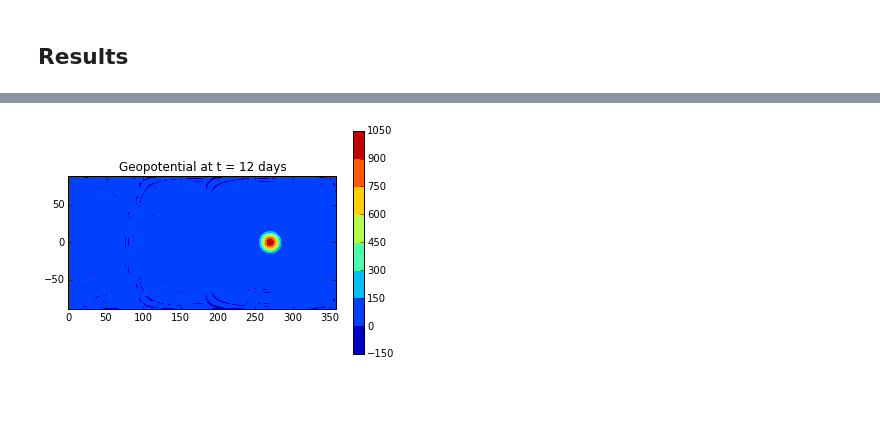
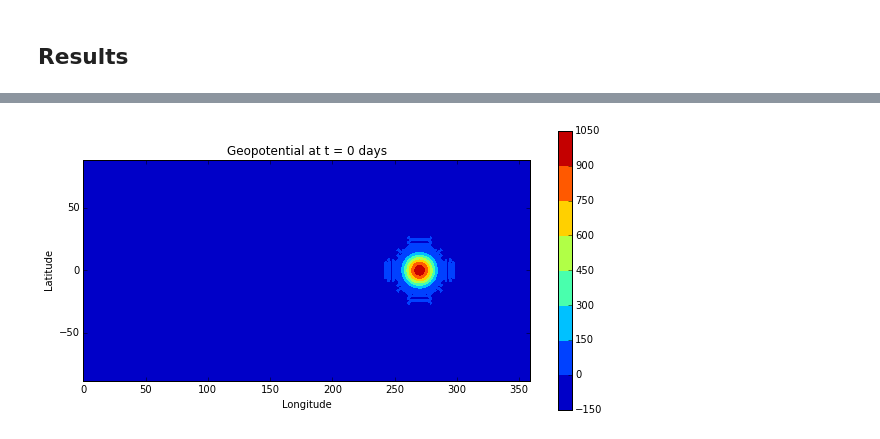
Before and after one commit to E3SM-Project/CMDV-testing, a Jupyter notebook: documentation/prototype/SWTC1.ipynb, the cells around one changed output, grey strips where cells are left out. Cells and saved outputs as stored; diff of their text form; code cells hidden in the pictures; blank space fills up the shorter version.

```diff
--- a/documentation/prototype/SWTC1.ipynb
+++ b/documentation/prototype/SWTC1.ipynb
@@ -98,8 +79,0 @@ ax.set_aspect("equal")
-# %%
-fig, ax  = plt.subplots()
-contours = ax.contourf(lon, lat, geop[1])
-cbar     = fig.colorbar(contours)
-ax.set_title("Geopotential at t = %d days" % time[1])
-ax.set_aspect("equal")
-# %% [output]
-[figure, removed]
@@ -105,0 +83,4 @@ ax.set_aspect("equal")
+# %%
+plot_geopotential(time=0)
+# %% [output]
+[figure, added]
```
Also changed, not shown: parts of 4 cells of this notebook, 1 other file.
